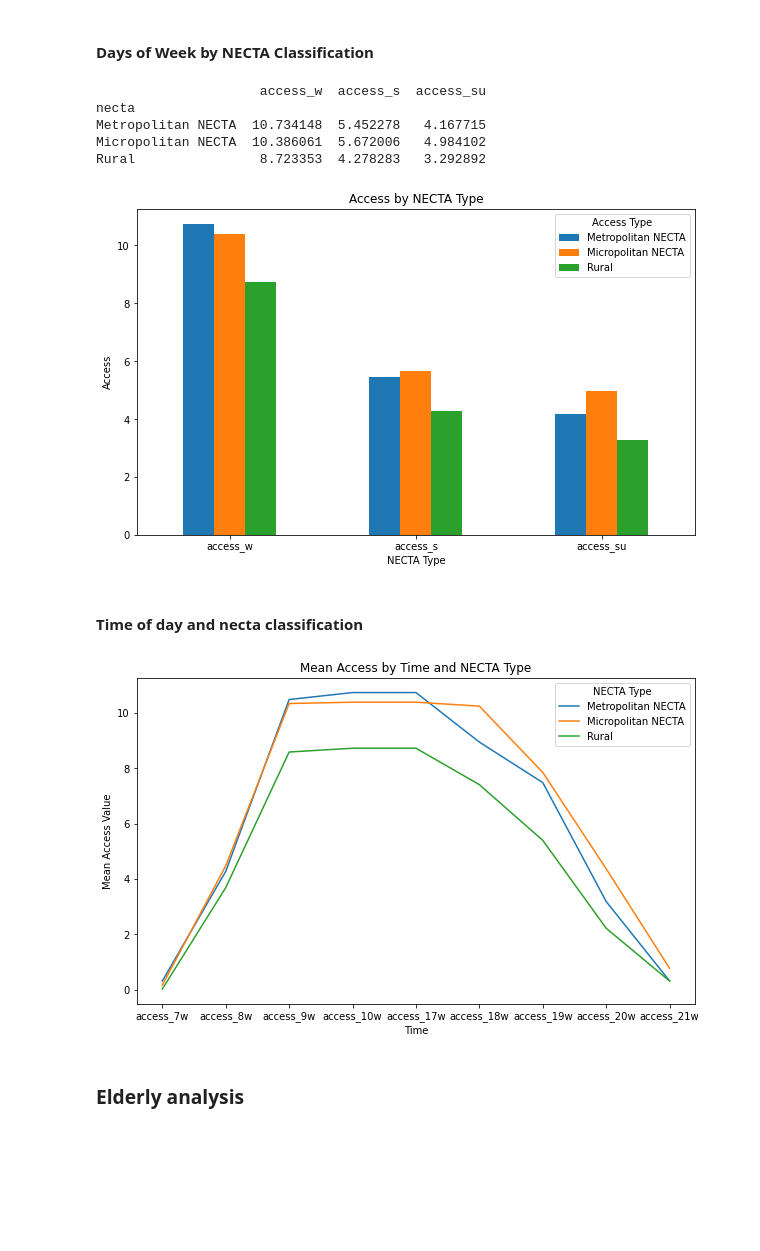
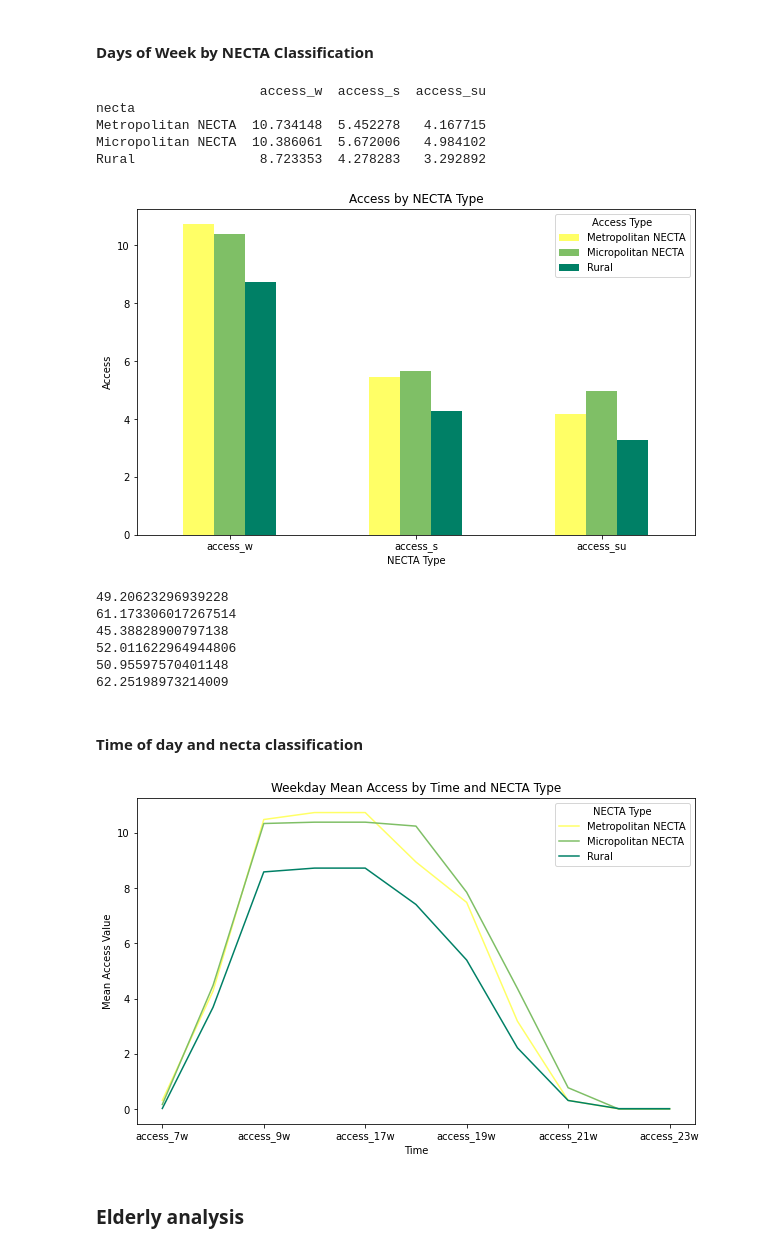
Before and after one commit to samroubin/VTPharmacy, a Jupyter notebook: procedure/code/02_Pharmacy_Accessibility_Analysis.ipynb, the cells around one changed output. Saved outputs shown, nothing was run; the diff lists cells and outputs as text; code cells hidden in the pictures; blank space fills up the shorter version.

```diff
--- a/procedure/code/02_Pharmacy_Accessibility_Analysis.ipynb
+++ b/procedure/code/02_Pharmacy_Accessibility_Analysis.ipynb
@@ -1064,43 +1061,55 @@ Reject the null hypothesis. There is a significant difference in mean access bet
 # %%
 # Average Accessibility by Day and NECTA
 mapping_df['necta'].fillna('Rural', inplace=True)
 means_by_metro = mapping_df.groupby('necta').mean()
 means_by_metro = means_by_metro[['access_w','access_s','access_su']]
 print(means_by_metro)
 
 # Make bar graph
 means_by_metro_transposed = means_by_metro.T
-means_by_metro_transposed.plot(kind='bar', figsize=(10, 6))
+means_by_metro_transposed.plot(kind='bar', figsize=(10, 6), cmap = 'summer_r')
 plt.title('Access by NECTA Type')
 plt.xlabel('NECTA Type')
 plt.ylabel('Access')
 plt.xticks(rotation=0)
 plt.legend(title='Access Type')
 plt.show()
 
-# Report numbers for weekday
-# Run sat rural / w rural and sat urban / w urban
+
+# Percent change from weekday to Saturday and Sunday
+print((means_by_metro['access_w']['Metropolitan NECTA']-means_by_metro['access_s']['Metropolitan NECTA']) / (means_by_metro['access_w']['Metropolitan NECTA'])*100)
+print((means_by_metro['access_w']['Metropolitan NECTA']-means_by_metro['access_su']['Metropolitan NECTA']) / (means_by_metro['access_w']['Metropolitan NECTA'])*100)
+print((means_by_metro['access_w']['Micropolitan NECTA']-means_by_metro['access_s']['Micropolitan NECTA']) / (means_by_metro['access_w']['Micropolitan NECTA'])*100)
+print((means_by_metro['access_w']['Micropolitan NECTA']-means_by_metro['access_su']['Micropolitan NECTA']) / (means_by_metro['access_w']['Micropolitan NECTA'])*100)
+print((means_by_metro['access_w']['Rural']-means_by_metro['access_s']['Rural']) / (means_by_metro['access_w']['Rural'])*100)
+print((means_by_metro['access_w']['Rural']-means_by_metro['access_su']['Rural']) / (means_by_metro['access_w']['Rural'])*100)
 # %% [output]
                      access_w  access_s  access_su
 necta
 Metropolitan NECTA  10.734148  5.452278   4.167715
 Micropolitan NECTA  10.386061  5.672006   4.984102
 Rural                8.723353  4.278283   3.292892
-[figure, old version]
+[figure, new version]
+49.20623296939228
+61.173306017267514
+45.38828900797138
+52.011622964944806
+50.95597570401148
+62.25198973214009
 # %% [markdown]
 #### Time of day and necta classification
 # %%
-access_columns = ["access_7w", "access_8w", "access_9w", "access_10w", "access_17w","access_18w", "access_19w", "access_20w", "access_21w", 'access_22w]
+access_columns = ["access_7w", "access_8w", "access_9w", "access_10w", "access_17w","access_18w", "access_19w", "access_20w", "access_21w", "access_22w", "access_23w"]
 linegraph_df2 = mapping_df.groupby('necta')[access_columns].mean()
 linegraph_df2 = linegraph_df2.T
 #values = bargraph_df[access_columns].mean()  # Calculate the mean value for each access column
 
-linegraph_df2.plot(kind='line', figsize=(10, 6))
-plt.title('Mean Access by Time and NECTA Type')
+linegraph_df2.plot(kind='line', figsize=(10, 6), cmap = 'summer_r')
+plt.title('Weekday Mean Access by Time and NECTA Type')
 plt.xlabel('Time')
 plt.ylabel('Mean Access Value')
 plt.xticks(rotation=0)  # Rotate x-axis labels if needed
 plt.legend(title='NECTA Type')
 plt.show()
 # %% [output]
-[figure, old version]
+[figure, new version]
```
Also changed, not shown: parts of 3 cells of this notebook.
